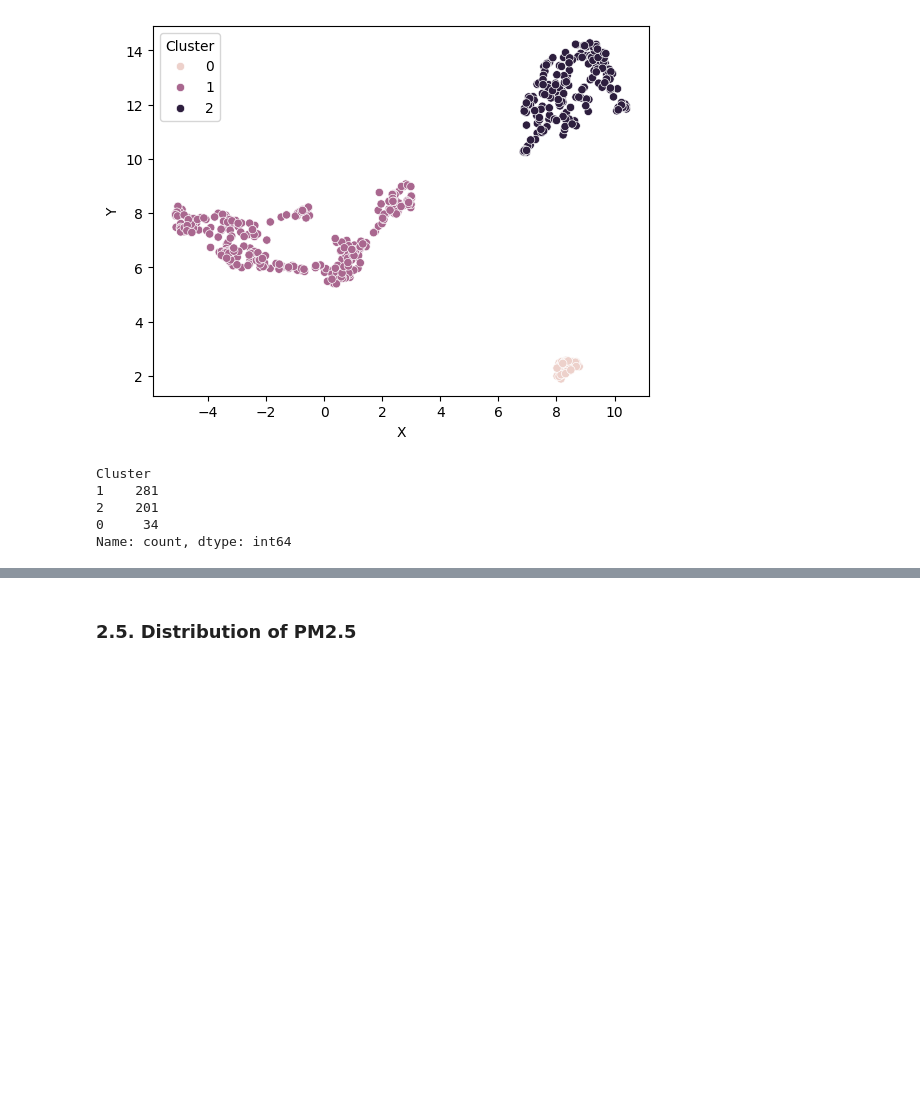
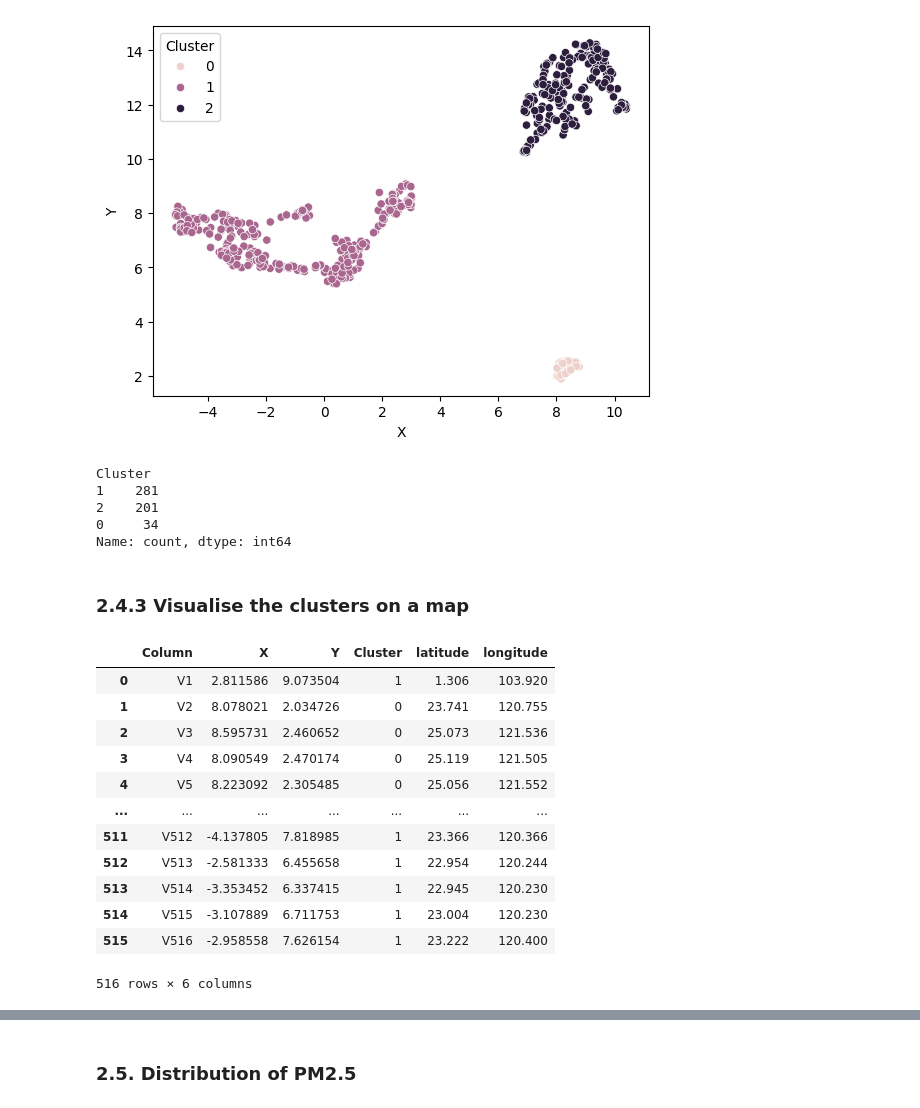
Before and after one commit to Gogonemnem/ensai-assignments, a Jupyter notebook: python_notebooks/explore.ipynb, the cells around one changed output, grey strips where cells are left out. Drawn from its saved outputs; the diff is of its cells as text; code cells hidden in the pictures; blank space fills up the shorter version.

```diff
--- a/python_notebooks/explore.ipynb
+++ b/python_notebooks/explore.ipynb
@@ -146,3 +166,22 @@ Cluster
 2    201
 0     34
 Name: count, dtype: int64
+# %% [markdown]
+### 2.4.3 Visualise the clusters on a map
+# %%
+df_clusters = df_clusters.merge(locations, left_on = "Column", right_index = True)
+df_clusters
+# %% [output]
+|  | Column | X | Y | Cluster | latitude | longitude |
+| 0 | V1 | 2.811586 | 9.073504 | 1 | 1.306 | 103.920 |
+| 1 | V2 | 8.078021 | 2.034726 | 0 | 23.741 | 120.755 |
+| 2 | V3 | 8.595731 | 2.460652 | 0 | 25.073 | 121.536 |
+| 3 | V4 | 8.090549 | 2.470174 | 0 | 25.119 | 121.505 |
+| 4 | V5 | 8.223092 | 2.305485 | 0 | 25.056 | 121.552 |
+| ... | ... | ... | ... | ... | ... | ... |
+| 511 | V512 | -4.137805 | 7.818985 | 1 | 23.366 | 120.366 |
+| 512 | V513 | -2.581333 | 6.455658 | 1 | 22.954 | 120.244 |
+| 513 | V514 | -3.353452 | 6.337415 | 1 | 22.945 | 120.230 |
+| 514 | V515 | -3.107889 | 6.711753 | 1 | 23.004 | 120.230 |
+| 515 | V516 | -2.958558 | 7.626154 | 1 | 23.222 | 120.400 |
+516 rows × 6 columns
```
Also changed, not shown: parts of 5 cells of this notebook.
